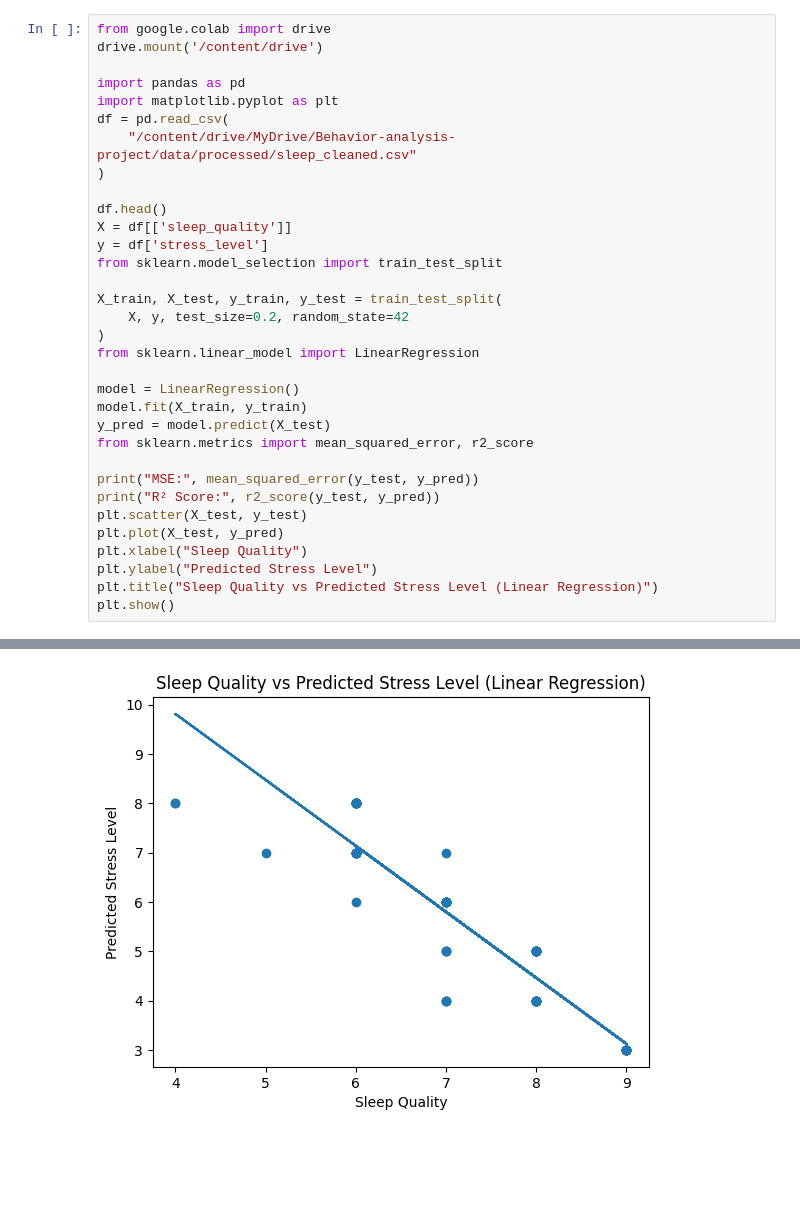
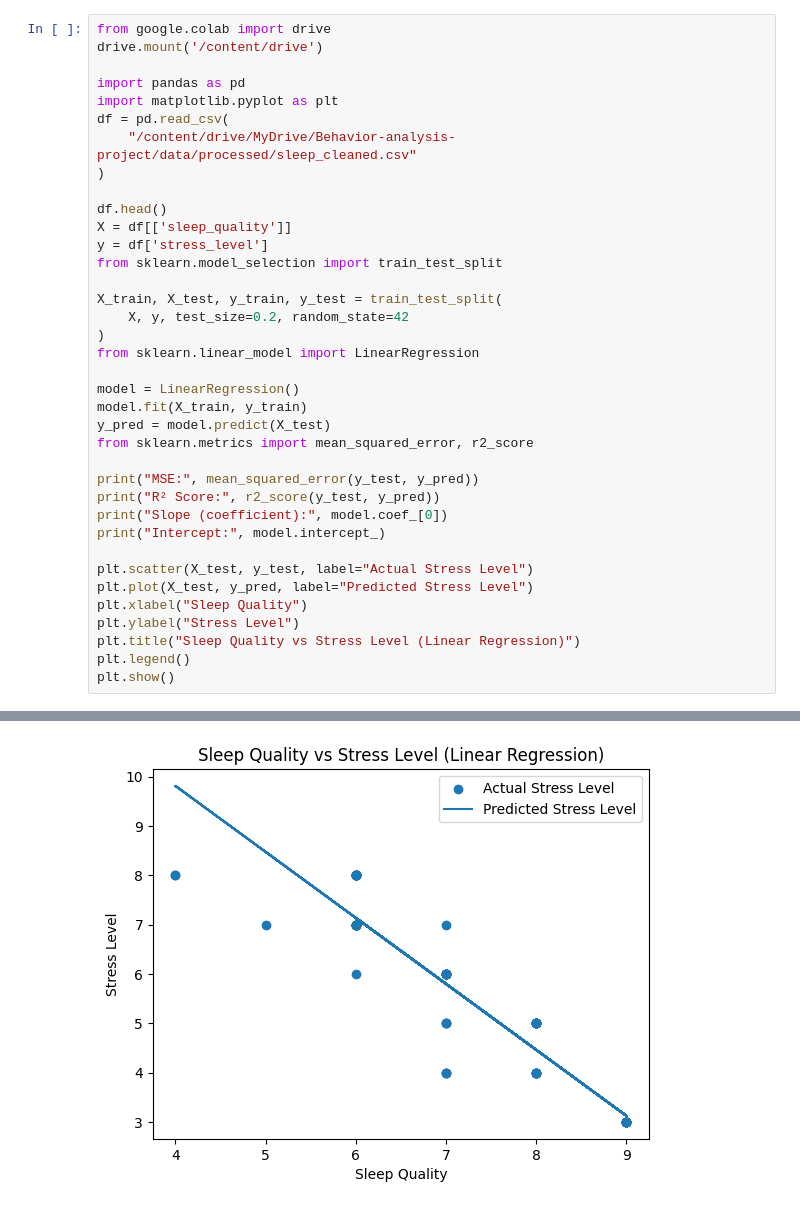
Before and after one commit to shreya25bce11282-cpu/Behavior-analysis-project, a Jupyter notebook: notebooks/03_modeling.ipynb, the cells around one changed output, grey strips where cells are left out. Cells and saved outputs as stored; diff of their text form; blank space fills up the shorter version.

```diff
--- a/notebooks/03_modeling.ipynb
+++ b/notebooks/03_modeling.ipynb
@@ -27,10 +27,14 @@ from sklearn.metrics import mean_squared_error, r2_score
 
 print("MSE:", mean_squared_error(y_test, y_pred))
 print("R² Score:", r2_score(y_test, y_pred))
-plt.scatter(X_test, y_test)
-plt.plot(X_test, y_pred)
+print("Slope (coefficient):", model.coef_[0])
+print("Intercept:", model.intercept_)
+
+plt.scatter(X_test, y_test, label="Actual Stress Level")
+plt.plot(X_test, y_pred, label="Predicted Stress Level")
 plt.xlabel("Sleep Quality")
-plt.ylabel("Predicted Stress Level")
-plt.title("Sleep Quality vs Predicted Stress Level (Linear Regression)")
+plt.ylabel("Stress Level")
+plt.title("Sleep Quality vs Stress Level (Linear Regression)")
+plt.legend()
 plt.show()
 # %% [output]
@@ -40,2 +46,2 @@ R² Score: 0.8306035214400489
-[figure, old version]
+[figure, new version]
 # %% [markdown]
```
Also changed, not shown: parts of 2 cells of this notebook.
